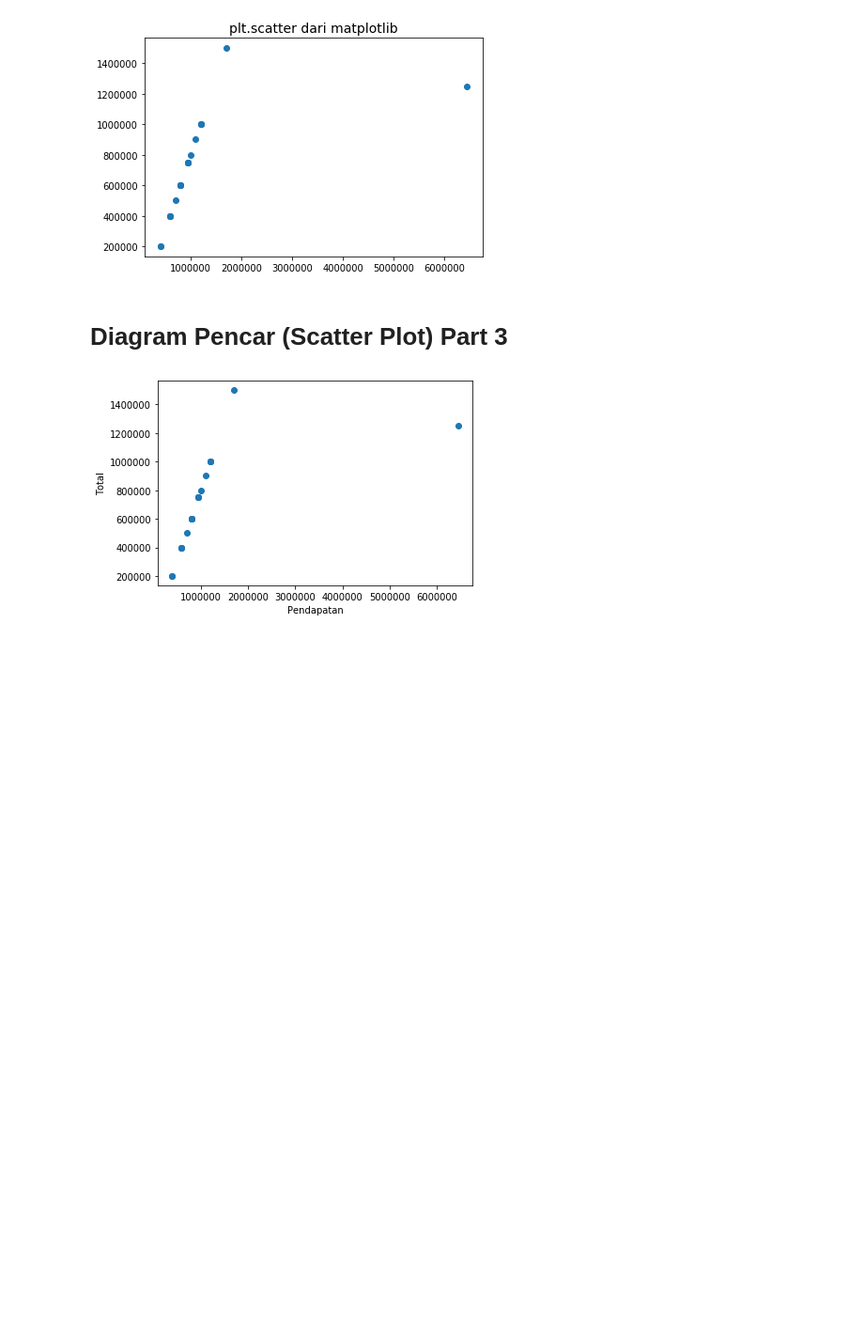
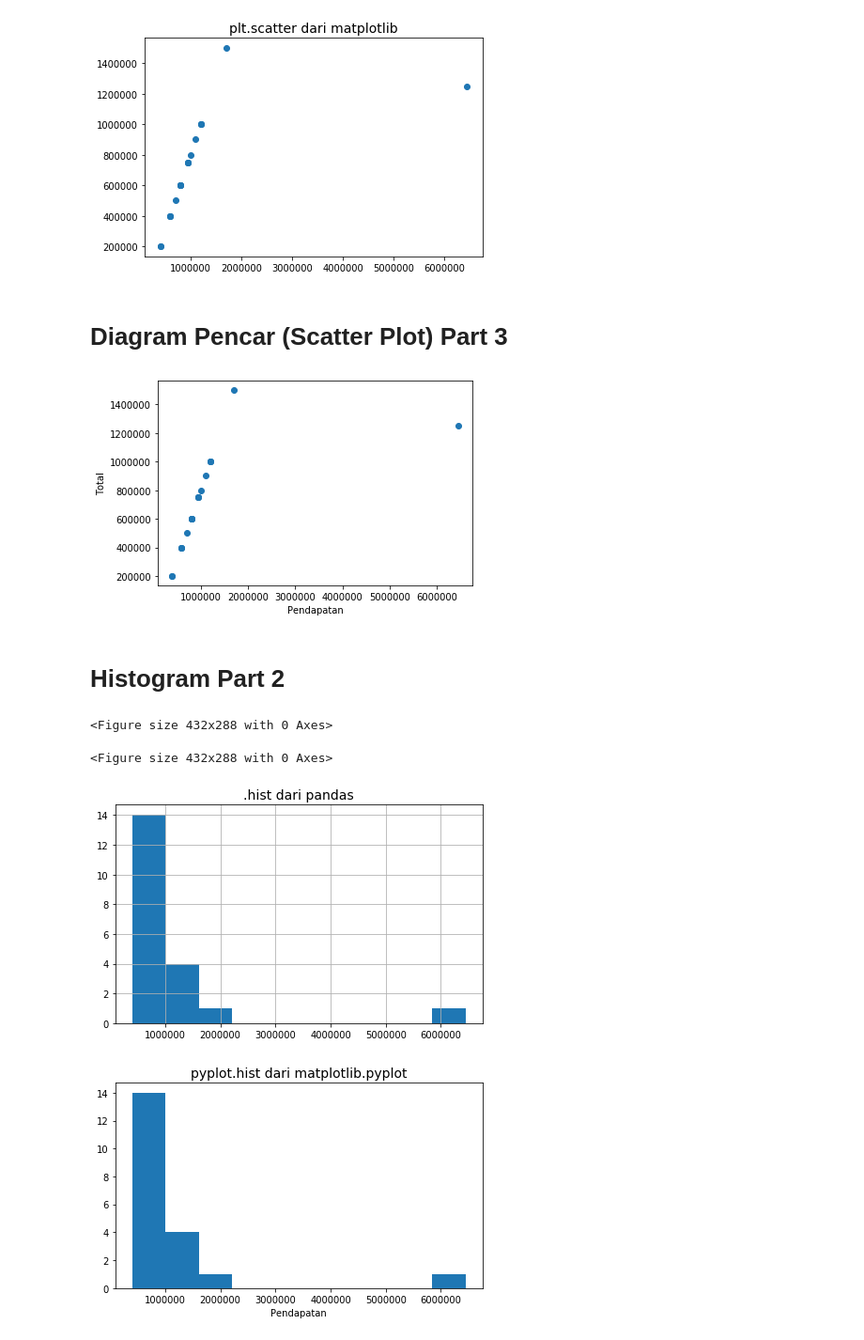
Before and after one commit to ryanrizkyf/Statistic_Python_DataScience_Pt2, a Jupyter notebook: Statistic_Python_DataScience_Pt2.ipynb, the cells around one changed output. Shown at 94% size. Cells and saved outputs as stored; diff of their text form; code cells hidden in the pictures; blank space fills up the shorter version.

```diff
--- a/Statistic_Python_DataScience_Pt2.ipynb
+++ b/Statistic_Python_DataScience_Pt2.ipynb
@@ -67,3 +67,31 @@ plt.ylabel('Total')
 plt.show()
 # %% [output]
 [figure]
+# %% [markdown]
+# Histogram Part 2
+# %%
+# Untuk menggambar histogram kita dapat menggunakan method .hist() dari pandas
+# atau menggunakan pyplot.hist() dari matplotlib.
+
+import matplotlib.pyplot as plt
+plt.clf()
+
+plt.figure()
+# melihat distribusi data kolom 'Pendapatan' menggunakan 'hist' dari pandas
+raw_data.hist(column='Pendapatan')
+plt.title('.hist dari pandas', size=14)
+plt.tight_layout()
+plt.show()
+
+plt.figure()
+# melihat distribusi data kolom 'Pendapatan' menggunakan 'pyplot.hist' dari matplotlib.pyplot
+plt.hist(x='Pendapatan', data=raw_data)
+plt.xlabel('Pendapatan')
+plt.title('pyplot.hist dari matplotlib.pyplot', size=14)
+plt.tight_layout()
+plt.show()
+# %% [output]
+<Figure size 432x288 with 0 Axes>
+<Figure size 432x288 with 0 Axes>
+[figure, added]
+[figure, added]
```
Also changed, not shown: 2 other files.
